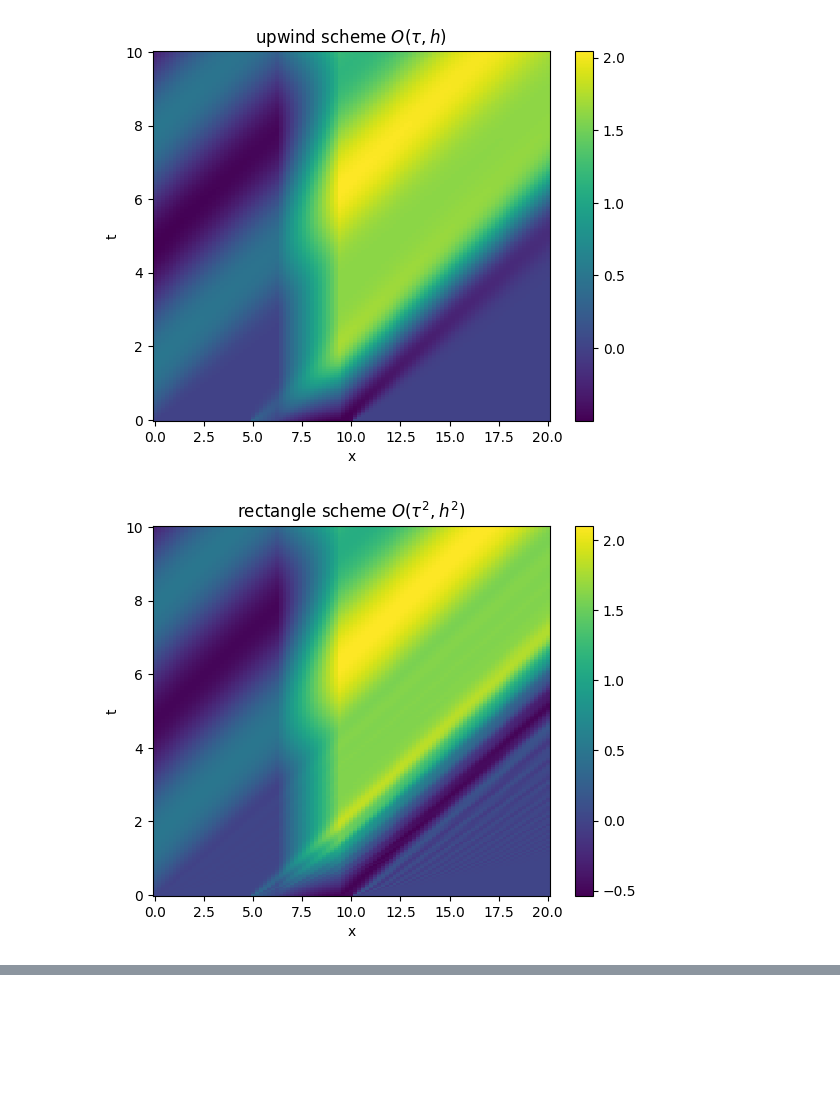
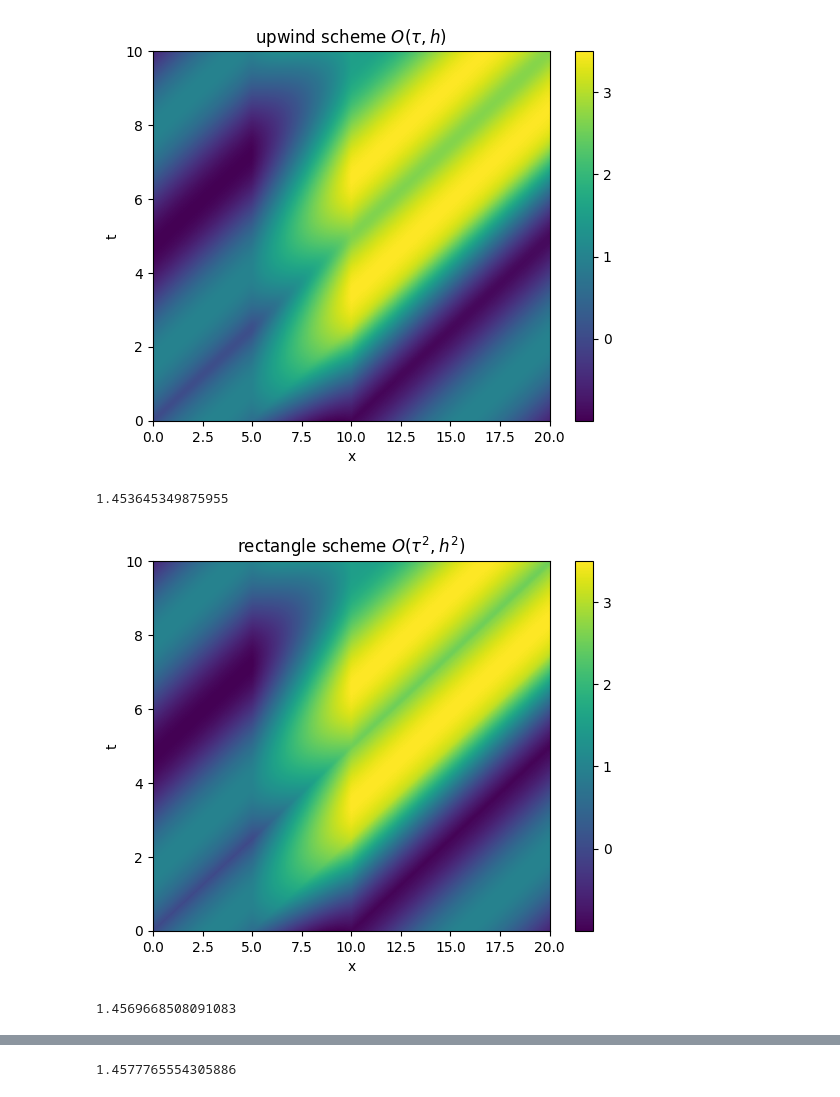
Before and after one commit to VoyakaGOD/computational-mathematics, a Jupyter notebook: convection-equation.ipynb, the cells around one changed output, grey strips where cells are left out. Drawn from its saved outputs; the diff is of its cells as text; code cells hidden in the pictures; blank space fills up the shorter version.

Commit message:
exact solution for PDEs problem

```diff
--- a/convection-equation.ipynb
+++ b/convection-equation.ipynb
@@ -107,48 +111,57 @@ def solve_by_Lax_Wendroff_scheme(c: float, grid: Grid, phi: RtoR, psi: RtoR, f:
     return u
 
 def phi(x : float):
-    if (x < 5) or (x > 10):
-        return 0
-    return 0.5*sin(x / 2)
+    return sin(x / 2)
 
 def psi(t : float):
-    return 0.5*sin(t)
+    return sin(t)
 
 def f(t : float, x : float):
-    if (x < 2*pi) or (x > 3*pi):
+    if (x < 5) or (x > 10):
         return 0
     return 1
 
-grid = Grid(10, 200, 20, 100)
+grid = Grid(10, 2000, 20, 1000)
 
 def show_result(u : list[list[float]], grid : Grid, title : str):
     tau = grid.T / grid.N
     h = grid.L / grid.M
     plt.pcolormesh([h*m for m in range(grid.M + 1)], [tau*n for n in range(grid.N + 1)], u)
     plt.xlabel("x")
     plt.ylabel("t")
     plt.title(title)
     plt.colorbar()
     plt.show()
 
-def get_error(u : list[list[float]], u_exact : list[list[float]], grid : Grid):
+def u_exact(t : float, x : float):
+    i = max(0, (min(x, 10) - max(x - c*t, 5))/c)
+    if x > c*t:
+        return i + phi(x - c*t)
+    return i + psi(t - x/c)
+
+def get_error(u : list[list[float]], grid : Grid):
     err2 = 0
     for n in range(grid.N + 1):
         for m in range(grid.M + 1):
-            err2 += (u[n][m] + u_exact[n][m])**2
-    return err2**0.5
+            err2 += (u[n][m] - u_exact(n*tau, m*h))**2
+    return (err2 / (n*m))**0.5
 
 c = 2
 u = solve_by_upwind_scheme(c, grid, phi, psi, f)
 show_result(u, grid, "upwind scheme $O(\\tau, h)$")
+print(get_error(u, grid))
 u = solve_by_rectangle_scheme(c, grid, phi, psi, f)
 show_result(u, grid, "rectangle scheme $O(\\tau^2, h^2)$")
+print(get_error(u, grid))
 u = solve_by_Lax_Wendroff_scheme(c, grid, phi, psi, f)
 show_result(u, grid, "Lax-Wendroff scheme $O(\\tau^2, h^2)$")
+print(get_error(u, grid))
 h = grid.L/grid.M
 tau = grid.T / grid.N
-u_exact = [[max(0, min(m*h, 10) - max(m*h - c*n*tau, 5))/c for m in range(grid.M + 1)] for n in  range(grid.N + 1)]
-show_result(u, grid, "exact solution")
+u_exact_arr = [[u_exact(n*tau, m*h) for m in range(grid.M + 1)] for n in  range(grid.N + 1)]
+show_result(u_exact_arr, grid, "exact solution")
 # %% [output]
-[figure, old version]
+[figure, new version]
+1.453645349875955
-[figure, old version]
+[figure, new version]
+1.4569668508091083
@@ -155,0 +169 @@ show_result(u, grid, "exact solution")
+1.4577765554305886
```
Also changed, not shown: parts of 2 cells of this notebook.
